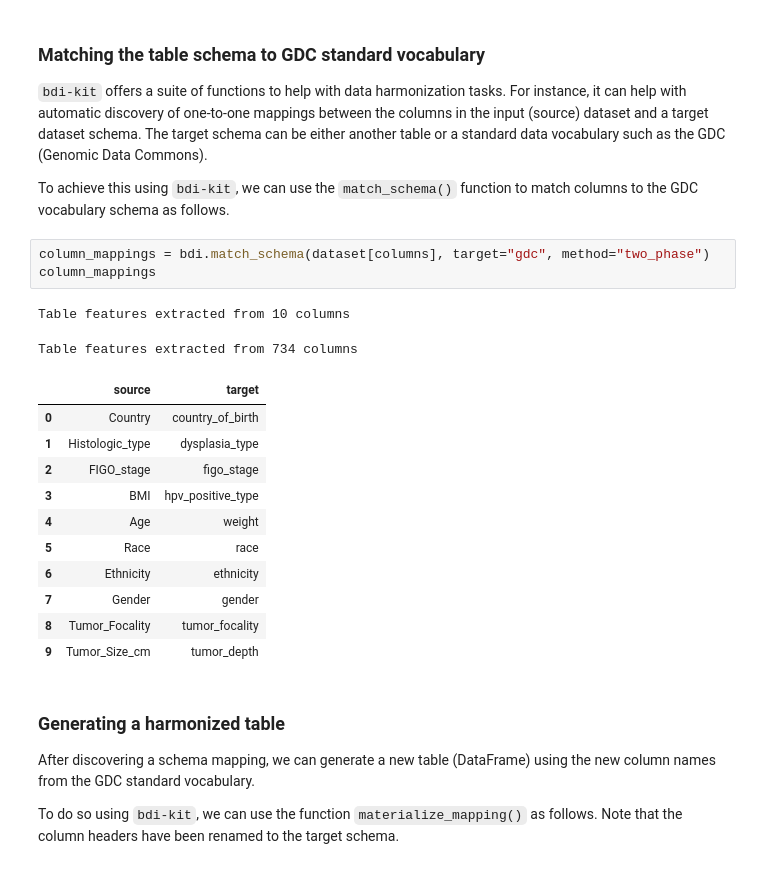
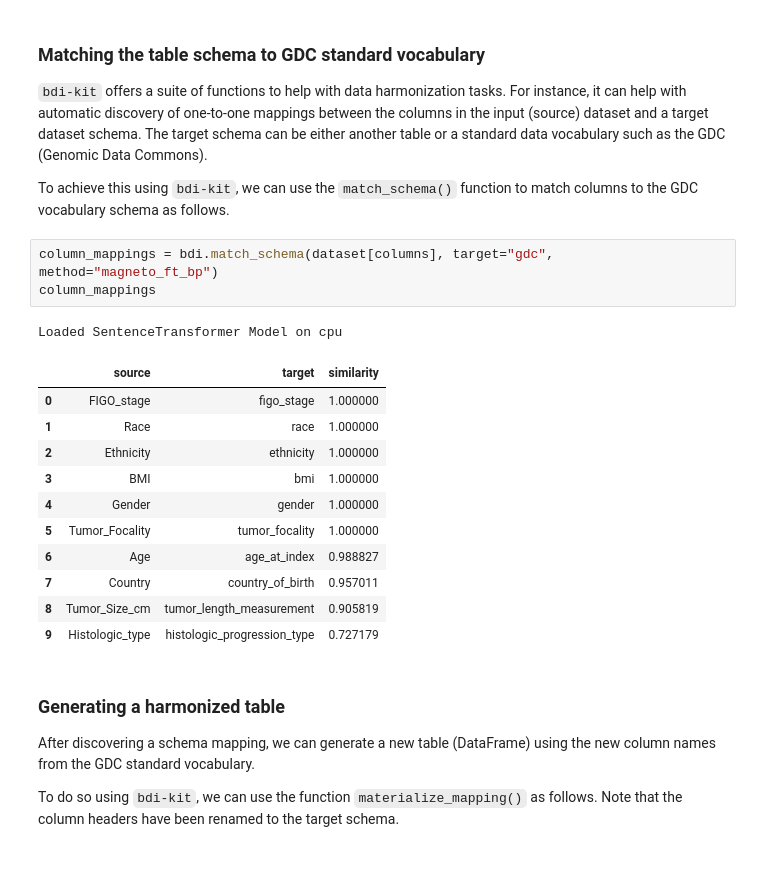
Before and after one commit to VIDA-NYU/bdi-kit, a Jupyter notebook: examples/getting-started.ipynb, the cells around one changed output. Saved outputs shown, nothing was run; the diff lists cells and outputs as text.

```diff
--- a/examples/getting-started.ipynb
+++ b/examples/getting-started.ipynb
@@ -44,22 +48,21 @@ For instance, it can help with automatic discovery of one-to-one mappings betwee
 
 To achieve this using `bdi-kit`, we can use the `match_schema()` function to match columns to the GDC vocabulary schema as follows.
 # %%
-column_mappings = bdi.match_schema(dataset[columns], target="gdc", method="two_phase")
+column_mappings = bdi.match_schema(dataset[columns], target="gdc", method="magneto_ft_bp")
 column_mappings
 # %% [output]
-Table features extracted from 10 columns
+Loaded SentenceTransformer Model on cpu
-Table features extracted from 734 columns
-|  | source | target |
-| 0 | Country | country_of_birth |
-| 1 | Histologic_type | dysplasia_type |
-| 2 | FIGO_stage | figo_stage |
-| 3 | BMI | hpv_positive_type |
-| 4 | Age | weight |
-| 5 | Race | race |
-| 6 | Ethnicity | ethnicity |
-| 7 | Gender | gender |
-| 8 | Tumor_Focality | tumor_focality |
-| 9 | Tumor_Size_cm | tumor_depth |
+|  | source | target | similarity |
+| 0 | FIGO_stage | figo_stage | 1.000000 |
+| 1 | Race | race | 1.000000 |
+| 2 | Ethnicity | ethnicity | 1.000000 |
+| 3 | BMI | bmi | 1.000000 |
+| 4 | Gender | gender | 1.000000 |
+| 5 | Tumor_Focality | tumor_focality | 1.000000 |
+| 6 | Age | age_at_index | 0.988827 |
+| 7 | Country | country_of_birth | 0.957011 |
+| 8 | Tumor_Size_cm | tumor_length_measurement | 0.905819 |
+| 9 | Histologic_type | histologic_progression_type | 0.727179 |
 # %% [markdown]
 ### Generating a harmonized table
 
```
Also changed, not shown: parts of 18 cells of this notebook, 2 other files.
